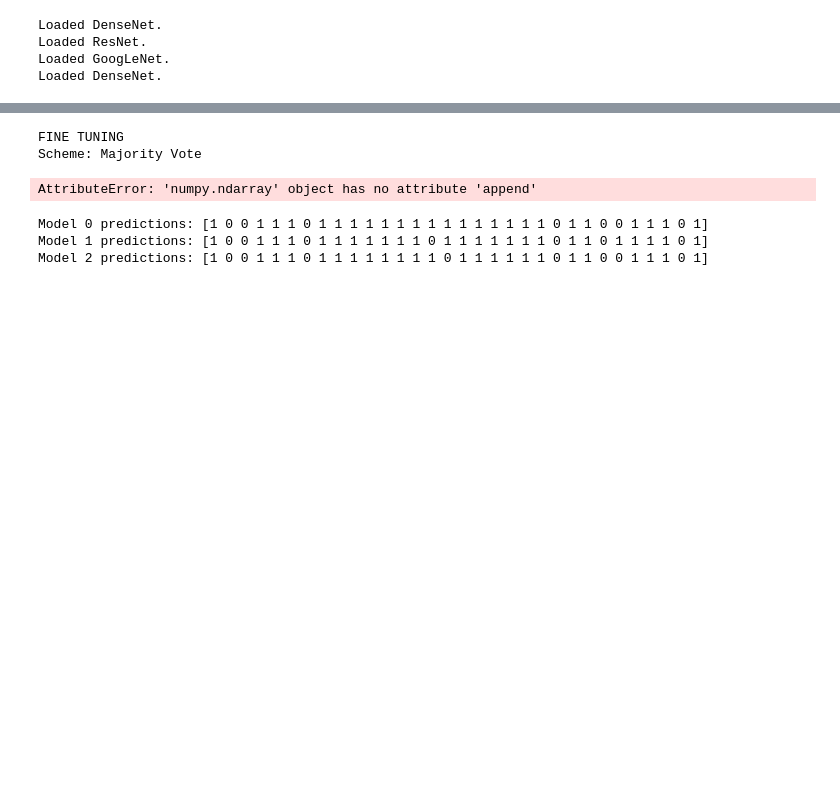
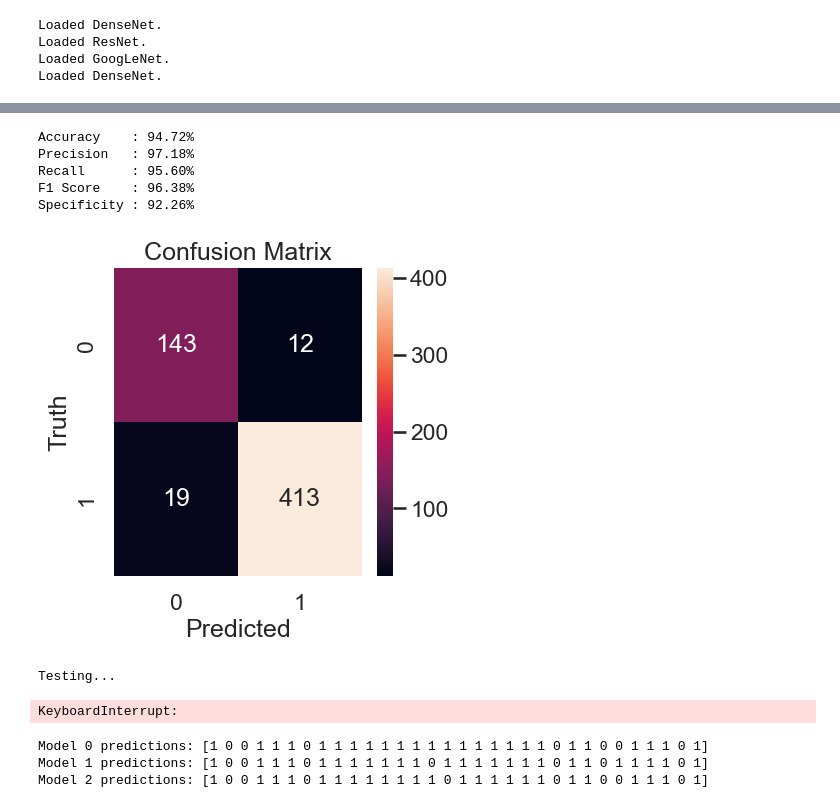
Before and after one commit to mvhhampek/d7047e, a Jupyter notebook: proj/main.ipynb, the cells around one changed output, grey strips where cells are left out. Saved outputs shown, nothing was run; the diff lists cells and outputs as text; code cells hidden in the pictures; blank space fills up the shorter version.

```diff
--- a/proj/main.ipynb
+++ b/proj/main.ipynb
@@ -616,26 +762,31 @@ Loaded DenseNet.
 # %%
 #"Majority Vote","Average","Weighted Vote","Sum"
-print("FINE TUNING")
-test_ensemble([ft_resnet, ft_googlenet, ft_densenet], test_loader, scheme = "Majority Vote", cm_params=(True, "FT_CM_MAJORITY_VOTE", "images"))
-test_ensemble([ft_resnet, ft_googlenet, ft_densenet], test_loader, scheme = "Weighted Vote", cm_params=(True, "FT_CM_WEIGTHED_VOTE", "images"))
-test_ensemble([ft_resnet, ft_googlenet, ft_densenet], test_loader, scheme = "Average", cm_params=(True, "FT_CM_AVERAGE", "images"))
-test_ensemble([ft_resnet, ft_googlenet, ft_densenet], test_loader, scheme = "Sum", cm_params=(True, "FT_CM_SUM", "images"))
-print("\n\n\n")
-print("FEATURE EXTRACTION")
-test_ensemble([fe_resnet, fe_googlenet, fe_densenet], test_loader, scheme = "Majority Vote", cm_params=(True, "FE_CM_MAJORITY_VOTE", "images"))
-test_ensemble([fe_resnet, fe_googlenet, fe_densenet], test_loader, scheme = "Weighted Vote", cm_params=(True, "FE_CM_WEIGHTED_VOTE", "images"))
-test_ensemble([fe_resnet, fe_googlenet, fe_densenet], test_loader, scheme = "Average", cm_params=(True, "FE_CM_AVERAGE", "images"))
-test_ensemble([fe_resnet, fe_googlenet, fe_densenet], test_loader, scheme = "Sum", cm_params=(True, "FE_CM_SUM", "images"))
-#test_model(ft_resnet,    test_loader, display_cm = True, visualize_gradcam=True, target_layer_name="layer4")
-#test_model(ft_googlenet, test_loader, display_cm = True, visualize_gradcam=True, target_layer_name="inception5b")
-#test_model(ft_densenet,  test_loader, display_cm = True, visualize_gradcam=True, target_layer_name="features.denseblock4.denselayer16")
+#print("FINE TUNING")
+#test_ensemble([ft_resnet, ft_googlenet, ft_densenet], test_loader, scheme = "Majority Vote", cm_params = (True, "Majority Vote", "FT_CM_MAJORITY_VOTE", "images"))
+#test_ensemble([ft_resnet, ft_googlenet, ft_densenet], test_loader, scheme = "Weighted Vote", cm_params = (True, "Weighted Vote", "FT_CM_WEIGTHED_VOTE", "images"))
+#test_ensemble([ft_resnet, ft_googlenet, ft_densenet], test_loader, scheme = "Average",       cm_params = (True, "Average ", "FT_CM_AVERAGE", "images"))
+#test_ensemble([ft_resnet, ft_googlenet, ft_densenet], test_loader, scheme = "Sum",           cm_params = (True, "Sum", "FT_CM_SUM", "images"))
+#print("\n\n\n")
+#print("FEATURE EXTRACTION")
+#test_ensemble([fe_resnet, fe_googlenet, fe_densenet], test_loader, scheme = "Majority Vote", cm_params = (True, "Majority Vote", "FE_CM_MAJORITY_VOTE", "images"))
+#test_ensemble([fe_resnet, fe_googlenet, fe_densenet], test_loader, scheme = "Weighted Vote", cm_params = (True, "Weighted Vote", "FE_CM_WEIGHTED_VOTE", "images"))
+#test_ensemble([fe_resnet, fe_googlenet, fe_densenet], test_loader, scheme = "Average",       cm_params = (True, "Average", "FE_CM_AVERAGE", "images"))
+#test_ensemble([fe_resnet, fe_googlenet, fe_densenet], test_loader, scheme = "Sum",           cm_params = (True, "Sum", "FE_CM_SUM", "images"))
+test_model(fe_resnet,    test_loader, display_cm = True)
+test_model(fe_googlenet, test_loader, display_cm = True)
+test_model(fe_densenet,  test_loader, display_cm = True)
 # test_model(fe_resnet, test_loader, display_cm = True)
 # test_model(fe_googlenet, test_loader, display_cm = True)
 # test_model(fe_densenet, test_loader, display_cm = True)
 # %% [output]
-FINE TUNING
-Scheme: Majority Vote
+Accuracy    : 94.72%
+Precision   : 97.18%
+Recall      : 95.60%
+F1 Score    : 96.38%
+Specificity : 92.26%
+[figure, added]
-AttributeError: 'numpy.ndarray' object has no attribute 'append'
+Testing...
+KeyboardInterrupt:
 # %%
 def check_model_predictions(models, test_loader):
     device = next(models[0].parameters()).device
```
Also changed, not shown: parts of 5 cells of this notebook.
